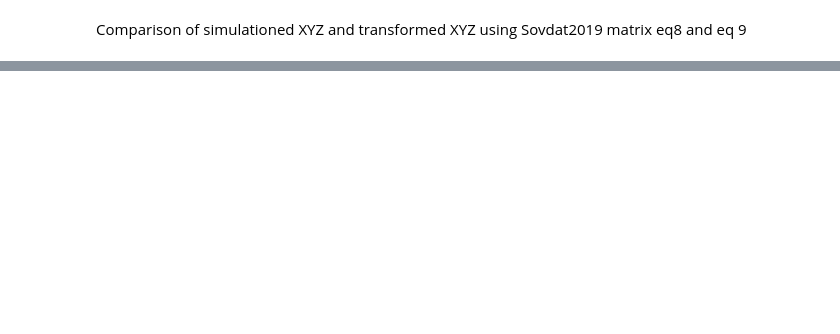
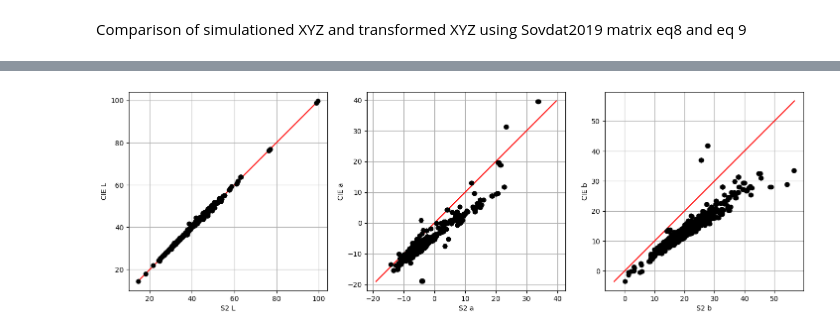
Before and after one commit to manchun-lei/PIR09_2024, a Jupyter notebook: Sentinel-2_to_XYZ/Evaluation_simulation_s2_to_xyz.ipynb, the cells around one changed output, grey strips where cells are left out. Cells and saved outputs as stored; diff of their text form; code cells hidden in the pictures; blank space fills up the shorter version.

```diff
--- a/Sentinel-2_to_XYZ/Evaluation_simulation_s2_to_xyz.ipynb
+++ b/Sentinel-2_to_XYZ/Evaluation_simulation_s2_to_xyz.ipynb
@@ -43,10 +46,22 @@ def build_sub_dataset(ds,inds):
     return mydict
 
 ds_xyz_sub = build_sub_dataset(ds_xyz,inds)
+ds_xyz_sub = [ds_xyz_sub,ds_xyz_sub]
 
 ds_rho_s2_sub = []
 for ds in ds_rho_s2:
     ds_rho_s2_sub.append(build_sub_dataset(ds,inds))
+
+def ds_to_matrix(ds_s2,bnames):
+    m = len(ds_s2[0][bnames[0]])
+    A = np.empty([2*m,3],dtype=float)
+    for j in range(len(ds_s2)):
+        for i in range(len(bnames)):
+                A[j*m:j*m+m,i] = ds_s2[j][bnames[i]]
+    return A
+
+matrix_rho = ds_to_matrix(ds_rho_s2_sub,['B4','B3','B2'])
+matrix_xyz = ds_to_matrix(ds_xyz_sub,['X','Y','Z'])
 # %%
 def s2_to_xyz(ds_s2,matrix):
     s2_bnames = ['B4','B3','B2']
@@ -154,0 +161,81 @@ R2 = 0.98931,0.99240,0.93466
+# %%
+matrix_lab = xyz_d65_to_lab(matrix_xyz)
+
+def metric_cie76(lab1,lab2):
+    v = (lab1-lab2)**2
+    v = np.sum(v,axis=1)
+    v = np.sqrt(v)
+    print('metric CIE76 = {:.5f}'.format(np.mean(v)))
+    return v
+
+from scipy.stats import gaussian_kde
+def plot_scatter_lab(matrix_lab,matrix_lab_s2,xlabels=['L','a','b'],ylabels=['$\Delta$L','$\Delta$a','$\Delta$b'],dstfile=None):
+    X = []
+    Y = []
+    for i in range(3):
+        x = matrix_lab[:,i]
+        y = matrix_lab_s2[:,i]
+        d = x-y
+        X.append(x)
+        Y.append(d)
+    legends = [None,None,None]
+    fmts = [['ko']]*len(X)
+    solid_markers = [[True,True,True]]*len(X)
+    grid = [True]*len(X)
+
+    xlims = [(-2,110),(-30,45),(-10,65)]
+    # xlims = None
+    ylims = [(-3.2,3.5),(-15,15),(-42,42)]
+    # plot_figures(X, Y, xlabels=xlabels, ylabels=ylabels, titles=None, ncol=3, cell_width=4, cell_height=4,
+    #                  left_margin=0.5, right_margin=0.5, top_margin=0.5, bottom_margin=0.5,
+    #                  h_margin=0.8, v_margin=0.5, fmts=fmts, grid=grid, solid_markers=solid_markers,
+    #                  legends=legends, dstfile=dstfile,xlims=xlims,ylims=ylims)
+
+    plt.figure(figsize=[12,4])
+    for i in range(3):
+        x = X[i]
+        y = Y[i]
+        xy = np.vstack([x, y])
+        z = gaussian_kde(xy)(xy)
+
+        plt.subplot(131+i)
+        plt.plot(xlims[i],[0,0],'k--')
+        plt.scatter(x, y, c=z, s=50, cmap='viridis')
+        plt.xlim(xlims[i])
+        plt.ylim(ylims[i])
+        plt.xlabel(xlabels[i])
+        plt.ylabel(ylabels[i])
+    plt.subplots_adjust(left=0.06, right=0.98, top=0.95, bottom=0.12,wspace=0.25, hspace=0.2)
+    if dstfile:
+        plt.savefig(dstfile)
+    plt.show()
+
+
+
+print('Eq8')
+matrixs = [matrix_s2l2ab4b3b2_to_xyzd65_sovdat2019_eq8,matrix_s2l2ab4b3b2_to_xyzd65_sovdat2019_eq8]
+matrix_xyz_s2 = s2_to_xyz_ab(ds_rho_s2_sub,matrixs)
+matrix_lab_s2 = xyz_d65_to_lab(matrix_xyz_s2)
+metrics(matrix_lab,matrix_lab_s2)
+metric_cie76(matrix_lab,matrix_lab_s2)
+plot_scatter(matrix_lab,matrix_lab_s2,xlabels=['S2 L','S2 a','S2 b'],ylabels=['CIE L','CIE a','CIE b'],dstfile=os.path.join(current_dir,'scat_lab_Eq8.png'))
+plot_scatter_lab(matrix_lab,matrix_lab_s2,dstfile=os.path.join(current_dir,'scat_delta_Lab_Eq8.png'))
+
+print('Eq8 new')
+matrixs = [matrix_s2l2ab4b3b2_to_xyzd65_sovdat2019_eq8_new,matrix_s2l2ab4b3b2_to_xyzd65_sovdat2019_eq8_new]
+matrix_xyz_s2 = s2_to_xyz_ab(ds_rho_s2_sub,matrixs)
+matrix_lab_s2 = xyz_d65_to_lab(matrix_xyz_s2)
+metrics(matrix_lab,matrix_lab_s2)
+metric_cie76(matrix_lab,matrix_lab_s2)
+plot_scatter(matrix_lab,matrix_lab_s2,xlabels=['S2 L','S2 a','S2 b'],ylabels=['CIE L','CIE a','CIE b'],dstfile=os.path.join(current_dir,'scat_lab_Eq8_new.png'))
+plot_scatter_lab(matrix_lab,matrix_lab_s2,dstfile=os.path.join(current_dir,'scat_delta_Lab_Eq8_new.png'))
+
+print('Eq9')
+matrixs = [matrix_s2l2ab4b3b2_to_xyzd65_sovdat2019_eq9,matrix_s2l2ab4b3b2_to_xyzd65_sovdat2019_eq9]
+matrix_xyz_s2 = s2_to_xyz_ab(ds_rho_s2_sub,matrixs)
+matrix_lab_s2 = xyz_d65_to_lab(matrix_xyz_s2)
+metrics(matrix_lab,matrix_lab_s2)
+metric_cie76(matrix_lab,matrix_lab_s2)
+plot_scatter(matrix_lab,matrix_lab_s2,xlabels=['S2 L','S2 a','S2 b'],ylabels=['CIE L','CIE a','CIE b'],dstfile=os.path.join(current_dir,'scat_lab_Eq9.png'))
+plot_scatter_lab(matrix_lab,matrix_lab_s2,dstfile=os.path.join(current_dir,'scat_delta_Lab_Eq9.png'))
+# %% [output]
@@ -154,0 +246 @@ R2 = 0.98931,0.99240,0.93466
+[figure, added]
```
Also changed, not shown: parts of 4 cells of this notebook, 13 other files.
